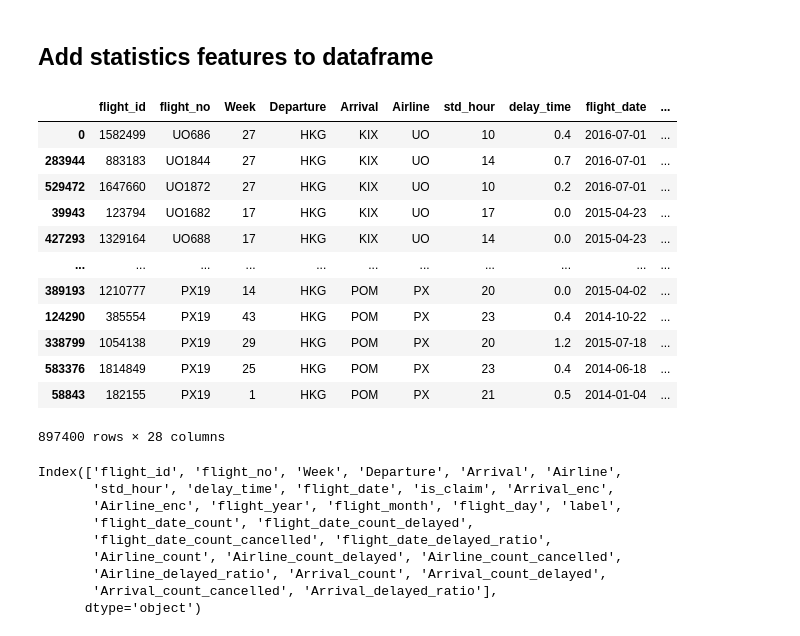
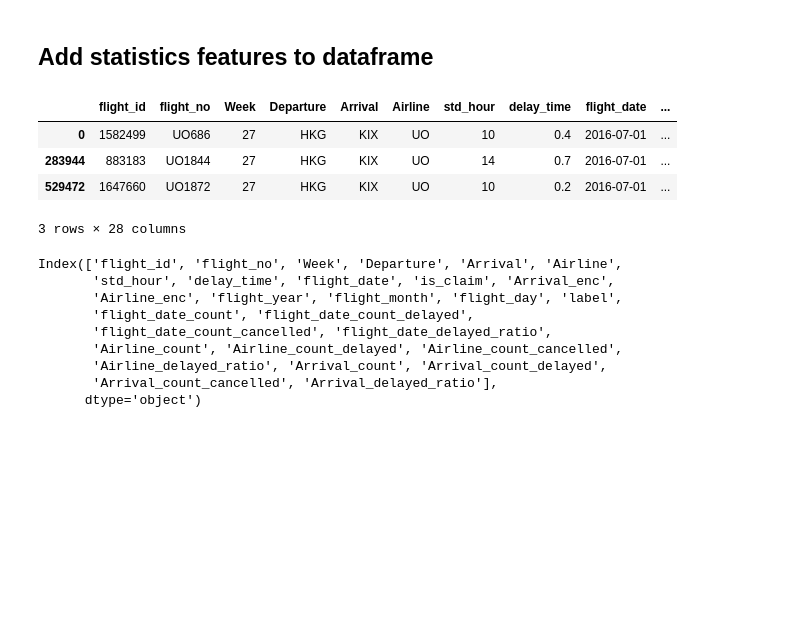
Before and after one commit to timsu27/flight_delays, a Jupyter notebook: flight_delays.ipynb, the cells around one changed output. Drawn from its saved outputs; the diff is of its cells as text; code cells hidden in the pictures; blank space fills up the shorter version.

```diff
--- a/flight_delays.ipynb
+++ b/flight_delays.ipynb
@@ -162,21 +162,13 @@ def add_statistic_features(dataframe, dataframe_dict, process_col):
 # %%
 for col in ['flight_date', 'Airline', 'Arrival']:
     df = add_statistic_features(df, dataframe_dict, col)
-df
+df.head(3)
 # %% [output]
 |  | flight_id | flight_no | Week | Departure | Arrival | Airline | std_hour | delay_time | flight_date | ... |
 | 0 | 1582499 | UO686 | 27 | HKG | KIX | UO | 10 | 0.4 | 2016-07-01 | ... |
 | 283944 | 883183 | UO1844 | 27 | HKG | KIX | UO | 14 | 0.7 | 2016-07-01 | ... |
 | 529472 | 1647660 | UO1872 | 27 | HKG | KIX | UO | 10 | 0.2 | 2016-07-01 | ... |
-| 39943 | 123794 | UO1682 | 17 | HKG | KIX | UO | 17 | 0.0 | 2015-04-23 | ... |
-| 427293 | 1329164 | UO688 | 17 | HKG | KIX | UO | 14 | 0.0 | 2015-04-23 | ... |
-| ... | ... | ... | ... | ... | ... | ... | ... | ... | ... | ... |
-| 389193 | 1210777 | PX19 | 14 | HKG | POM | PX | 20 | 0.0 | 2015-04-02 | ... |
-| 124290 | 385554 | PX19 | 43 | HKG | POM | PX | 23 | 0.4 | 2014-10-22 | ... |
-| 338799 | 1054138 | PX19 | 29 | HKG | POM | PX | 20 | 1.2 | 2015-07-18 | ... |
-| 583376 | 1814849 | PX19 | 25 | HKG | POM | PX | 23 | 0.4 | 2014-06-18 | ... |
-| 58843 | 182155 | PX19 | 1 | HKG | POM | PX | 21 | 0.5 | 2014-01-04 | ... |
-897400 rows × 28 columns
+3 rows × 28 columns
 # %%
 df.columns
 # %% [output]
```
Also changed, not shown: parts of 17 cells of this notebook.
